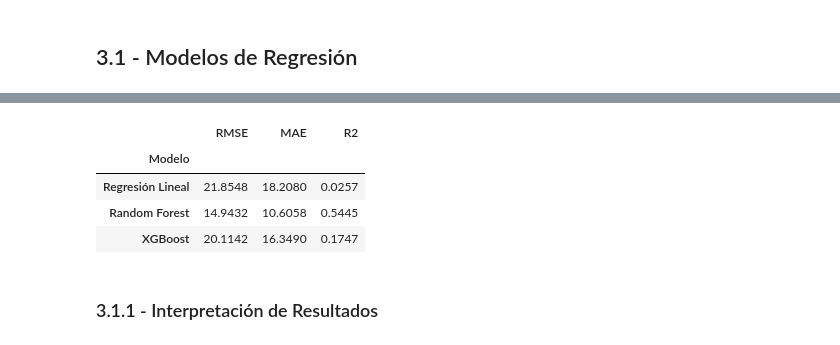
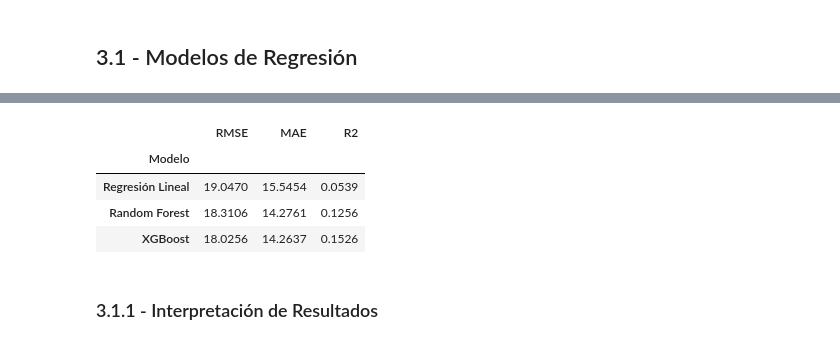
Before and after one commit to CtrlAltBryan/spotify-uide, a Jupyter notebook: notebooks/spotify_analysis.ipynb, the cells around one changed output, grey strips where cells are left out. Saved outputs shown, nothing was run; the diff lists cells and outputs as text; code cells hidden in the pictures.

```diff
--- a/notebooks/spotify_analysis.ipynb
+++ b/notebooks/spotify_analysis.ipynb
@@ -260,56 +432,49 @@ La variable objetivo `popularity` es un entero continuo entre 0 y 100, por lo qu
 # %% [markdown]
 ## 3.1 - Modelos de Regresión
 # %%
+# ============================================================
+# 3.1 Modelos de Regresión
+# ============================================================
+
 # ==========================================
-# PREPROCESAMIENTO, ESCALADO Y MODELADO
+# 1. VARIABLES PARA REGRESIÓN
 # ==========================================
 
-# Características musicales explicativas
-caracteristicas_musicales = [
-    'danceability', 'energy', 'key', 'loudness', 'mode', 'speechiness',
-    'acousticness', 'instrumentalness', 'liveness', 'valence', 'tempo',
-    'time_signature', 'duration_ms', 'explicit'
-]
+# Se utiliza la división global realizada previamente en la Parte 3.0
+X_train_reg = X_train_global.copy()
+X_test_reg = X_test_global.copy()
 
-# Variables X e y
-X = df_cleaned[caracteristicas_musicales]
-y = df_cleaned['popularity']
-
-# ==========================================
-# 1. DIVISIÓN TRAIN / TEST
-# ==========================================
-X_train, X_test, y_train, y_test = train_test_split(
-    X,
-    y,
-    test_size=0.2,
-    random_state=mi_semilla
-)
+y_train_reg = y_train_global.copy()
+y_test_reg = y_test_global.copy()
 
 # ==========================================
 # 2. ESCALADO
 # ==========================================
-scaler = StandardScaler()
-X_train_scaled = scaler.fit_transform(X_train)
-X_test_scaled = scaler.transform(X_test)
+
+scaler_reg = StandardScaler()
+
+X_train_reg_scaled = scaler_reg.fit_transform(X_train_reg)
+X_test_reg_scaled = scaler_reg.transform(X_test_reg)
 
 print("==========================================")
-print("DIMENSIONES DEL DATASET")
+print("DIMENSIONES DEL DATASET - REGRESIÓN")
 print("==========================================")
-print(f"Train: {X_train_scaled.shape}")
-print(f"Test : {X_test_scaled.shape}")
+print(f"Train: {X_train_reg_scaled.shape}")
+print(f"Test : {X_test_reg_scaled.shape}")
 
 # ==========================================
-# 3. MODELOS
+# 3. MODELOS DE REGRESIÓN
 # ==========================================
-modelo_lr = LinearRegression()
 
-modelo_rf = RandomForestRegressor(
+lr_reg = LinearRegression()
+
+rf_reg = RandomForestRegressor(
     n_estimators=100,
     random_state=mi_semilla,
     n_jobs=-1
 )
 
-modelo_xgb = XGBRegressor(
+xgb_reg = XGBRegressor(
     n_estimators=100,
     learning_rate=0.1,
     random_state=mi_semilla,
@@ -319,26 +484,29 @@ modelo_xgb = XGBRegressor(
 # ==========================================
 # 4. ENTRENAMIENTO
 # ==========================================
+
 print("\nEntrenando Regresión Lineal...")
-modelo_lr.fit(X_train_scaled, y_train)
+lr_reg.fit(X_train_reg_scaled, y_train_reg)
 
 print("Entrenando Random Forest...")
-modelo_rf.fit(X_train_scaled, y_train)
+rf_reg.fit(X_train_reg_scaled, y_train_reg)
 
 print("Entrenando XGBoost...")
-modelo_xgb.fit(X_train_scaled, y_train)
+xgb_reg.fit(X_train_reg_scaled, y_train_reg)
 
 # ==========================================
 # 5. PREDICCIONES
 # ==========================================
-y_pred_lr = modelo_lr.predict(X_test_scaled)
-y_pred_rf = modelo_rf.predict(X_test_scaled)
-y_pred_xgb = modelo_xgb.predict(X_test_scaled)
+
+y_pred_lr_reg = lr_reg.predict(X_test_reg_scaled)
+y_pred_rf_reg = rf_reg.predict(X_test_reg_scaled)
+y_pred_xgb_reg = xgb_reg.predict(X_test_reg_scaled)
 
 # ==========================================
 # 6. MÉTRICAS
 # ==========================================
-def calcular_metricas(nombre_modelo, y_real, y_pred):
+
+def calcular_metricas_reg(nombre_modelo, y_real, y_pred):
     rmse = np.sqrt(mean_squared_error(y_real, y_pred))
     mae = mean_absolute_error(y_real, y_pred)
     r2 = r2_score(y_real, y_pred)
@@ -350,12 +518,12 @@ def calcular_metricas(nombre_modelo, y_real, y_pred):
         "R2": round(r2, 4)
     }
 
-resultados = pd.DataFrame([
-    calcular_metricas("Regresión Lineal", y_test, y_pred_lr),
-    calcular_metricas("Random Forest", y_test, y_pred_rf),
-    calcular_metricas("XGBoost", y_test, y_pred_xgb)
+resultados_reg = pd.DataFrame([
+    calcular_metricas_reg("Regresión Lineal", y_test_reg, y_pred_lr_reg),
+    calcular_metricas_reg("Random Forest", y_test_reg, y_pred_rf_reg),
+    calcular_metricas_reg("XGBoost", y_test_reg, y_pred_xgb_reg)
 ]).set_index("Modelo")
 
-display(resultados)
+display(resultados_reg)
 # %% [output]
 ==========================================
@@ -366,12 +534,12 @@ Test : (22800, 14)
 
 Entrenando Regresión Lineal...
 Entrenando Random Forest...
 Entrenando XGBoost...
 |  | RMSE | MAE | R2 |
 | Modelo |  |  |  |
-| Regresión Lineal | 21.8548 | 18.2080 | 0.0257 |
-| Random Forest | 14.9432 | 10.6058 | 0.5445 |
-| XGBoost | 20.1142 | 16.3490 | 0.1747 |
+| Regresión Lineal | 19.0470 | 15.5454 | 0.0539 |
+| Random Forest | 18.3106 | 14.2761 | 0.1256 |
+| XGBoost | 18.0256 | 14.2637 | 0.1526 |
 # %% [markdown]
 ### 3.1.1 - Interpretación de Resultados
 # %% [markdown]
```
Also changed, not shown: parts of 16 cells of this notebook.
